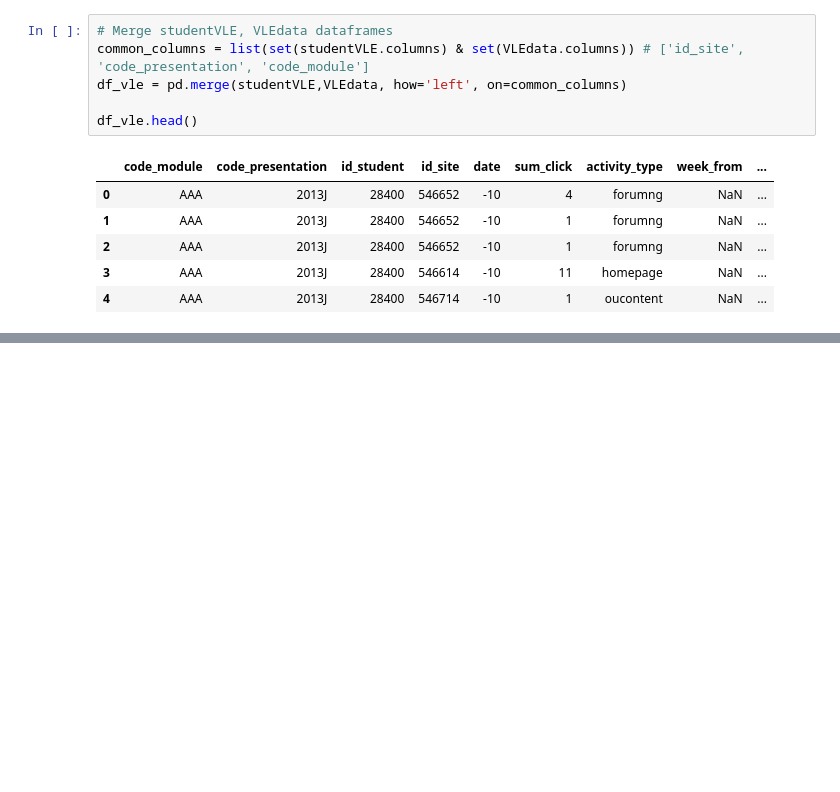
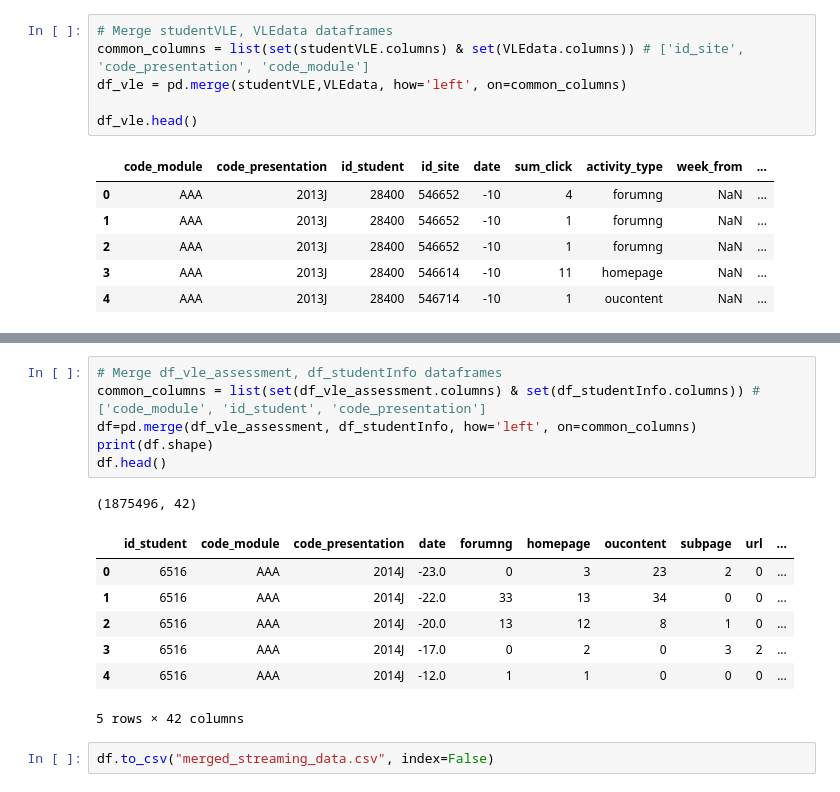
Before and after one commit to Erdos-Projects/fall-2025-risk-factors-in-online-courses, a Jupyter notebook: data_merge.ipynb, the cells around one changed output, grey strips where cells are left out. Drawn from its saved outputs; the diff is of its cells as text; blank space fills up the shorter version.

```diff
--- a/data_merge.ipynb
+++ b/data_merge.ipynb
@@ -381,0 +574,17 @@ Columns in df2 only: []
+# %%
+# Merge df_vle_assessment, df_studentInfo dataframes
+common_columns = list(set(df_vle_assessment.columns) & set(df_studentInfo.columns)) # ['code_module', 'id_student', 'code_presentation']
+df=pd.merge(df_vle_assessment, df_studentInfo, how='left', on=common_columns)
+print(df.shape)
+df.head()
+# %% [output]
+(1875496, 42)
+|  | id_student | code_module | code_presentation | date | forumng | homepage | oucontent | subpage | url | ... |
+| 0 | 6516 | AAA | 2014J | -23.0 | 0 | 3 | 23 | 2 | 0 | ... |
+| 1 | 6516 | AAA | 2014J | -22.0 | 33 | 13 | 34 | 0 | 0 | ... |
+| 2 | 6516 | AAA | 2014J | -20.0 | 13 | 12 | 8 | 1 | 0 | ... |
+| 3 | 6516 | AAA | 2014J | -17.0 | 0 | 2 | 0 | 3 | 2 | ... |
+| 4 | 6516 | AAA | 2014J | -12.0 | 1 | 1 | 0 | 0 | 0 | ... |
+5 rows × 42 columns
+# %%
+df.to_csv("merged_streaming_data.csv", index=False)
```
Also changed, not shown: parts of 26 cells of this notebook.
